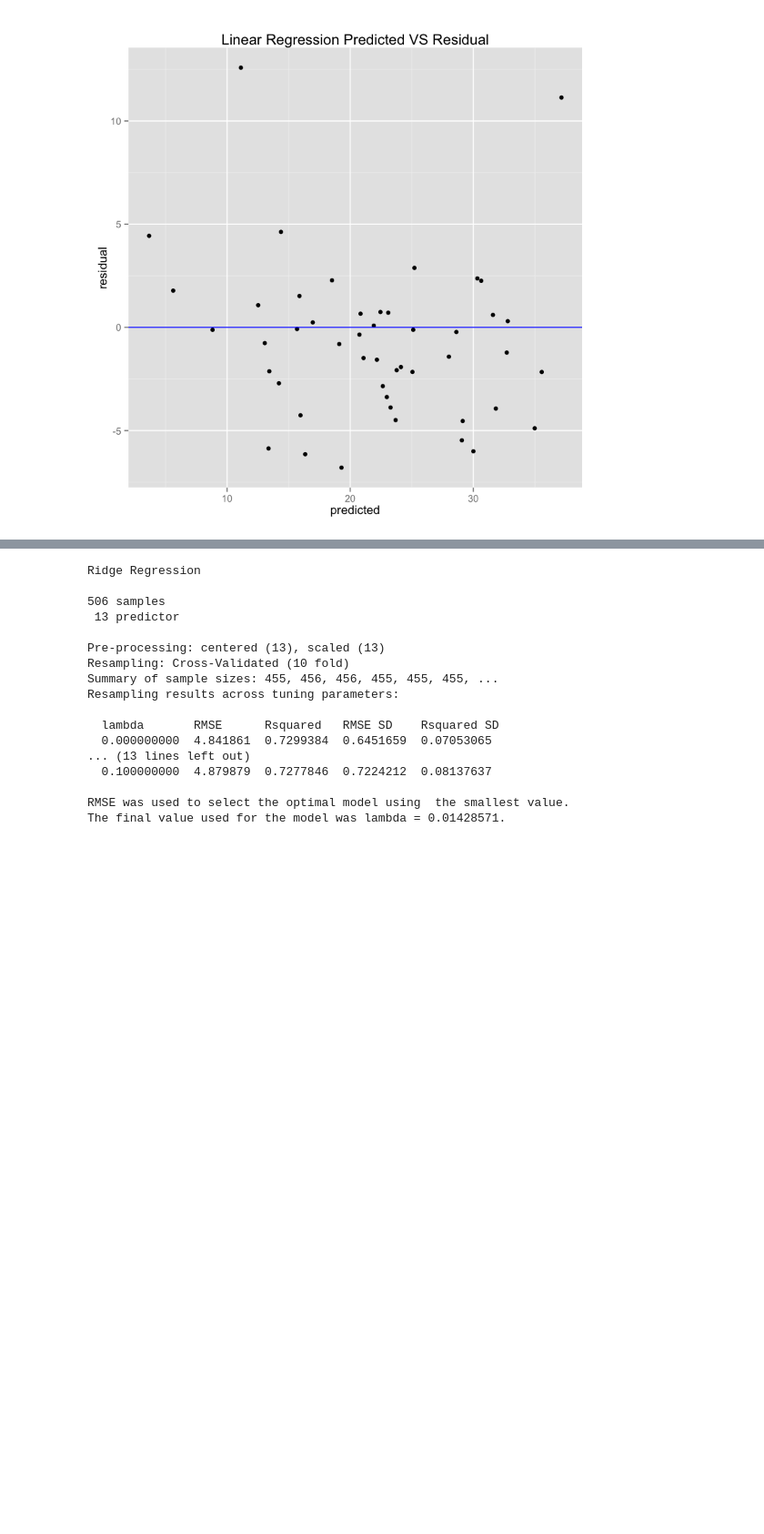
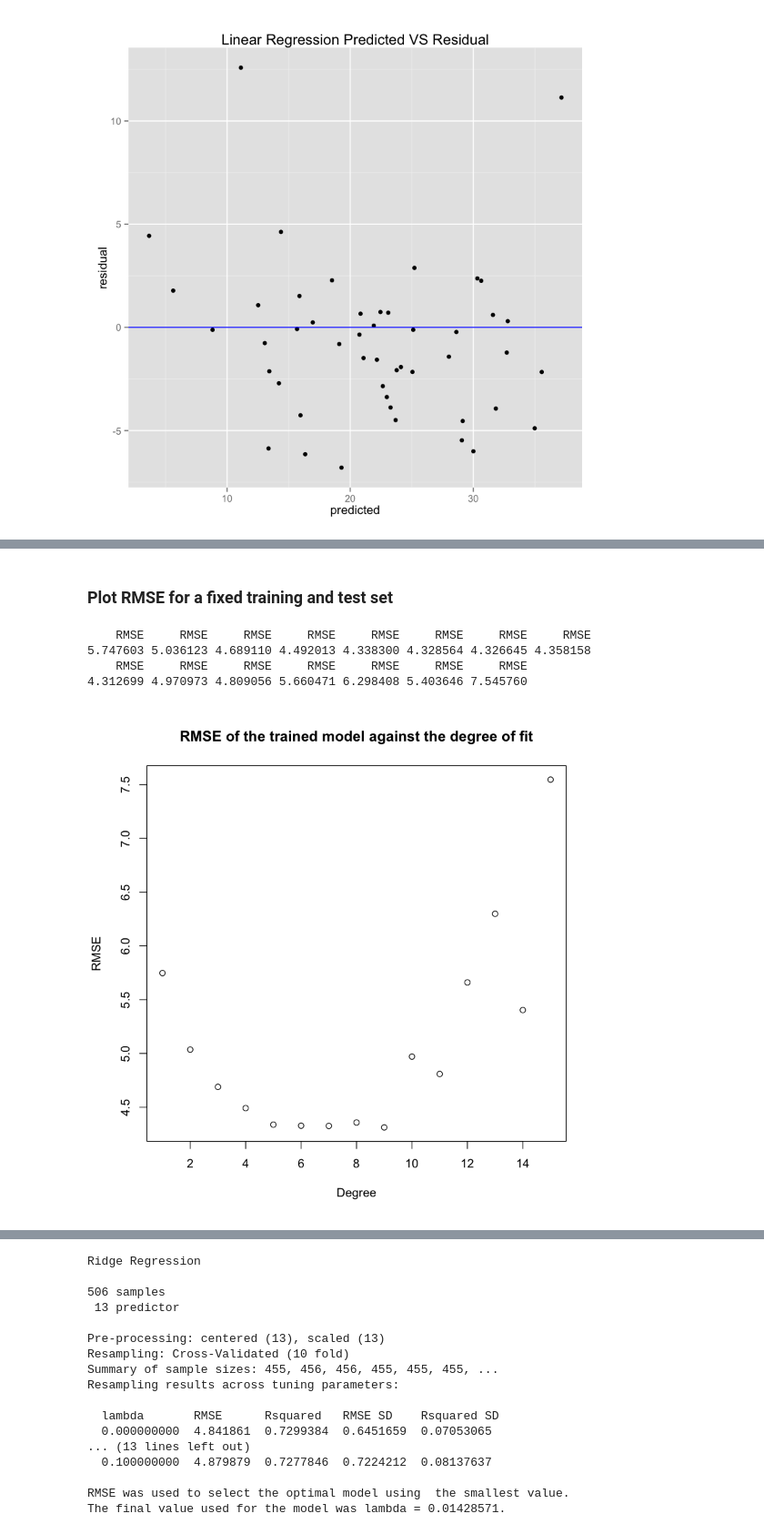
Before and after one commit to hc934/EE_219, a Jupyter notebook: hw1.ipynb, the cells around one changed output, grey strips where cells are left out. Shown at 91% size. Saved outputs shown, nothing was run; the diff lists cells and outputs as text; code cells hidden in the pictures; blank space fills up the shorter version.

```diff
--- a/hw1.ipynb
+++ b/hw1.ipynb
@@ -133,0 +196,26 @@ mean.rmse
+# %% [markdown]
+### Plot RMSE for a fixed training and test set
+# %%
+# Split the data
+set.seed(5566)
+train_index <- createDataPartition(Boston$medv, p = .8, list = FALSE)
+trainset <- Boston[train_index, ]
+testset <- Boston[-train_index, ]
+# %%
+rmse_value <- c()
+for(i in 1:15) {
+    poly_model <- lm(medv ~ poly(lstat,i), data = trainset)
+    poly_pred <- predict(poly_model, testset)
+    err <- postResample(pred = poly_pred, obs = testset$medv)
+    rmse_value <- c(rmse_value, err['RMSE'])
+}
+rmse_value
+# %% [output]
+    RMSE     RMSE     RMSE     RMSE     RMSE     RMSE     RMSE     RMSE
+5.747603 5.036123 4.689110 4.492013 4.338300 4.328564 4.326645 4.358158
+    RMSE     RMSE     RMSE     RMSE     RMSE     RMSE     RMSE
+4.312699 4.970973 4.809056 5.660471 6.298408 5.403646 7.545760
+# %%
+plot(c(1:15),rmse_value, main="RMSE of the trained model against the degree of fit", ylab="RMSE", xlab="Degree")
+# %% [output]
+[figure, added]
```
Also changed, not shown: parts of 15 cells of this notebook.
